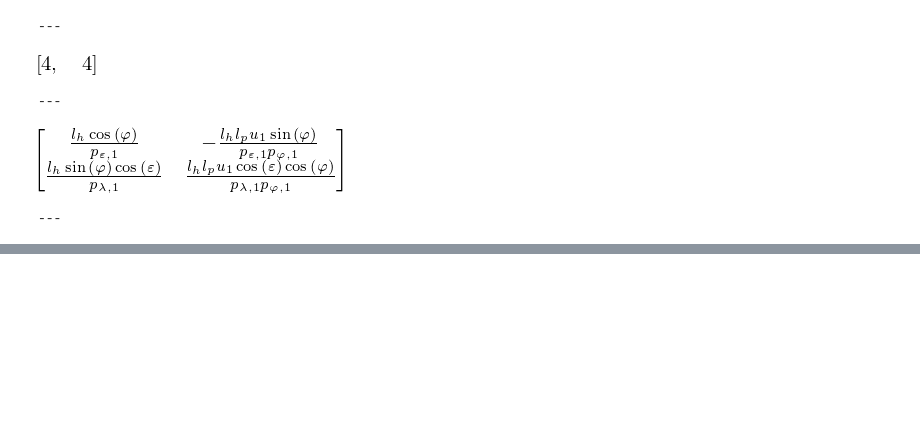
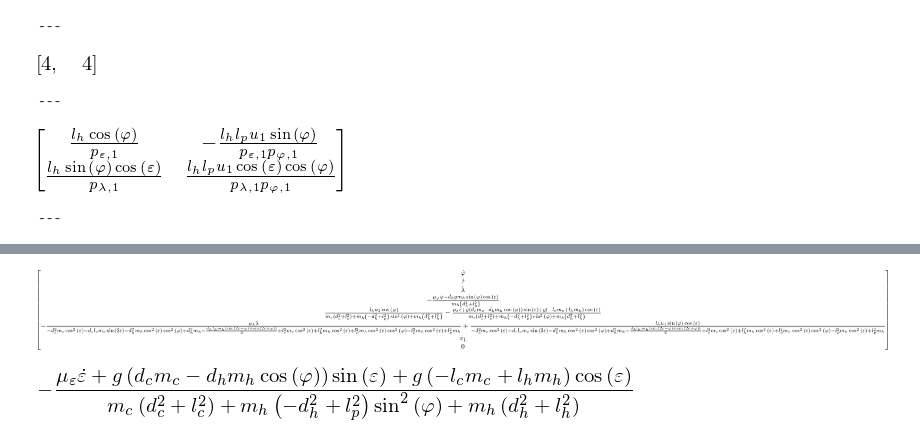
Before and after one commit to Rojetto/helicopter_thesis_code, a Jupyter notebook: scripts/nonlinear_analysis.ipynb, the cells around one changed output, grey strips where cells are left out. Cells and saved outputs as stored; diff of their text form; code cells hidden in the pictures; blank space fills up the shorter version.

```diff
--- a/scripts/nonlinear_analysis.ipynb
+++ b/scripts/nonlinear_analysis.ipynb
@@ -202,0 +219,8 @@ decoupling_matrix_ext2 = decoupling_matrix(f_ext2, gx_ext2, h, r_ext2, x_ext2) #
+# %%
+f_ext2
+# %% [output]
+[figure, added]
+# %%
+-1/p_eps_1*(mue*deps + p_eps_2*sin(eps)+p_eps_3*cos(eps))
+# %% [output]
+[figure, added]
```
Also changed, not shown: parts of 4 cells of this notebook, 8 other files.
